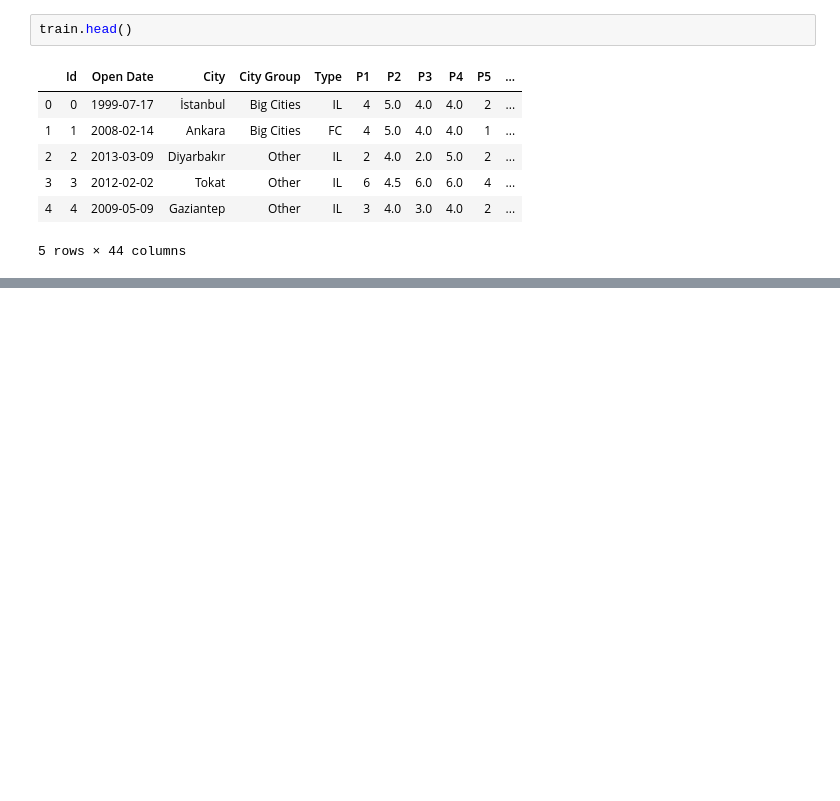
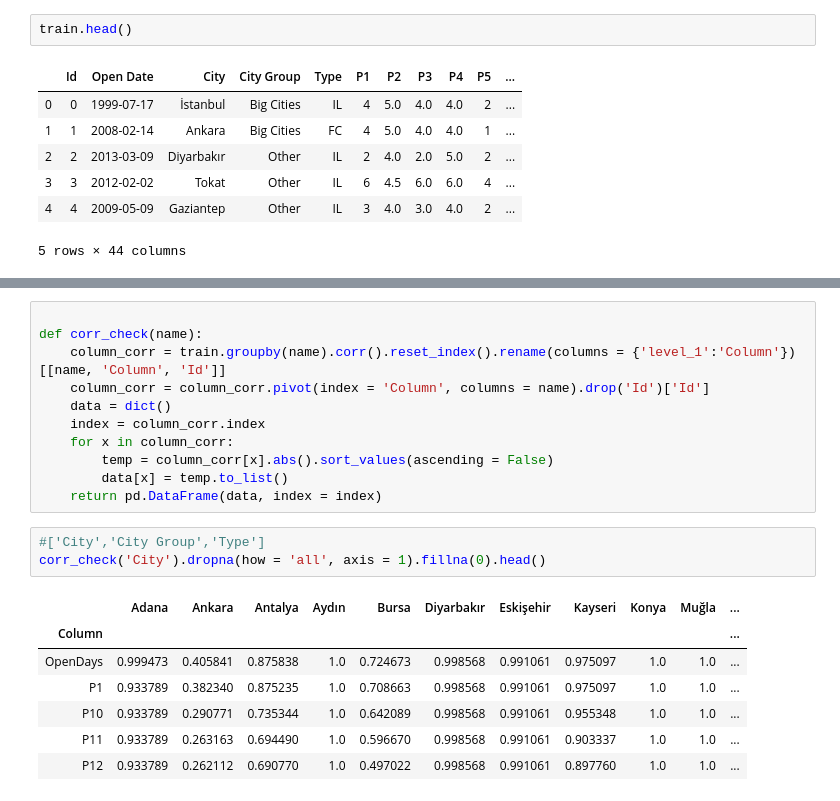
Before and after one commit to andrewdicks11/370KaggleComp, a Jupyter notebook: kagle_restaurant_revenues_presentation.ipynb, the cells around one changed output, grey strips where cells are left out. Saved outputs shown, nothing was run; the diff lists cells and outputs as text; blank space fills up the shorter version.

```diff
--- a/kagle_restaurant_revenues_presentation.ipynb
+++ b/kagle_restaurant_revenues_presentation.ipynb
@@ -109,0 +128,22 @@ train_dummies.head(1)
+# %%
+
+def corr_check(name):
+    column_corr = train.groupby(name).corr().reset_index().rename(columns = {'level_1':'Column'})[[name, 'Column', 'Id']]
+    column_corr = column_corr.pivot(index = 'Column', columns = name).drop('Id')['Id']
+    data = dict()
+    index = column_corr.index
+    for x in column_corr:
+        temp = column_corr[x].abs().sort_values(ascending = False)
+        data[x] = temp.to_list()
+    return pd.DataFrame(data, index = index)
+# %%
+#['City','City Group','Type']
+corr_check('City').dropna(how = 'all', axis = 1).fillna(0).head()
+# %% [output]
+|  | Adana | Ankara | Antalya | Aydın | Bursa | Diyarbakır | Eskişehir | Kayseri | Konya | Muğla | ... |
+| Column |  |  |  |  |  |  |  |  |  |  | ... |
+| OpenDays | 0.999473 | 0.405841 | 0.875838 | 1.0 | 0.724673 | 0.998568 | 0.991061 | 0.975097 | 1.0 | 1.0 | ... |
+| P1 | 0.933789 | 0.382340 | 0.875235 | 1.0 | 0.708663 | 0.998568 | 0.991061 | 0.975097 | 1.0 | 1.0 | ... |
+| P10 | 0.933789 | 0.290771 | 0.735344 | 1.0 | 0.642089 | 0.998568 | 0.991061 | 0.955348 | 1.0 | 1.0 | ... |
+| P11 | 0.933789 | 0.263163 | 0.694490 | 1.0 | 0.596670 | 0.998568 | 0.991061 | 0.903337 | 1.0 | 1.0 | ... |
+| P12 | 0.933789 | 0.262112 | 0.690770 | 1.0 | 0.497022 | 0.998568 | 0.991061 | 0.897760 | 1.0 | 1.0 | ... |
```
Also changed, not shown: parts of 11 cells of this notebook, 1 other file.
